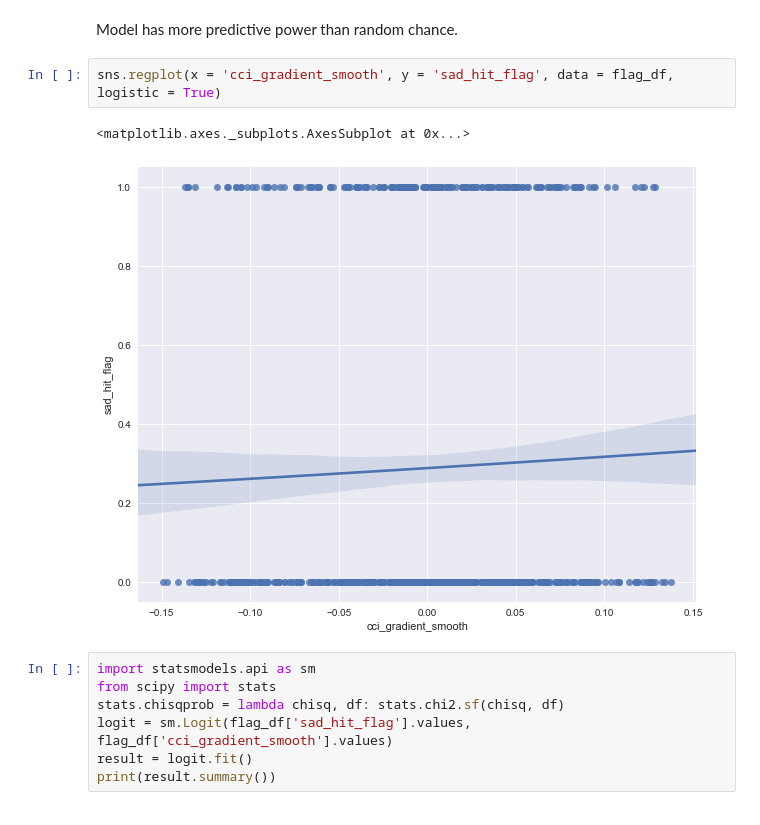
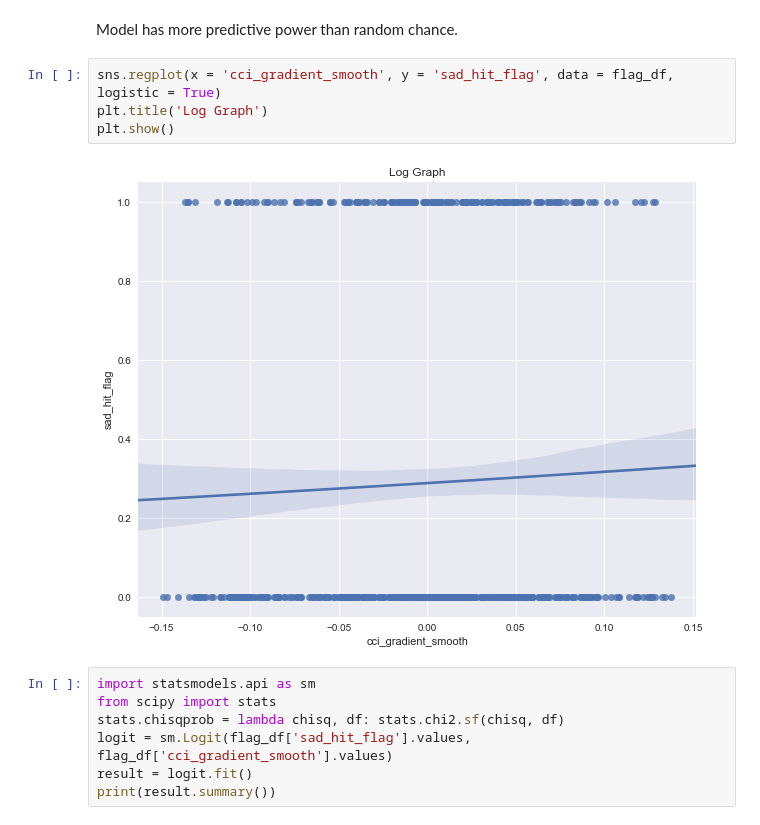
Before and after one commit to akraemer007/what_exactly_are_we_turning_down_for_again, a Jupyter notebook: src/EDA/eda.ipynb, the cells around one changed output. Cells and saved outputs as stored; diff of their text form.

```diff
--- a/src/EDA/eda.ipynb
+++ b/src/EDA/eda.ipynb
@@ -487,9 +487,10 @@ lr.score(flag_df[['cci_gradient_smooth']].iloc[:-2], flag_df['sad_hit_flag'].ilo
 Model has more predictive power than random chance.
 # %%
 sns.regplot(x = 'cci_gradient_smooth', y = 'sad_hit_flag', data = flag_df, logistic = True)
+plt.title('Log Graph')
+plt.show()
 # %% [output]
-<matplotlib.axes._subplots.AxesSubplot at 0x...>
-[figure, old version]
+[figure, new version]
 # %%
 import statsmodels.api as sm
 from scipy import stats
```
